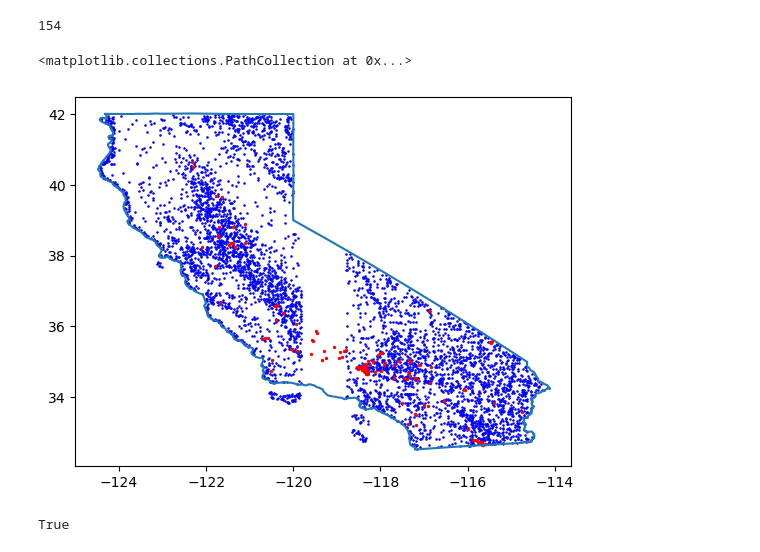
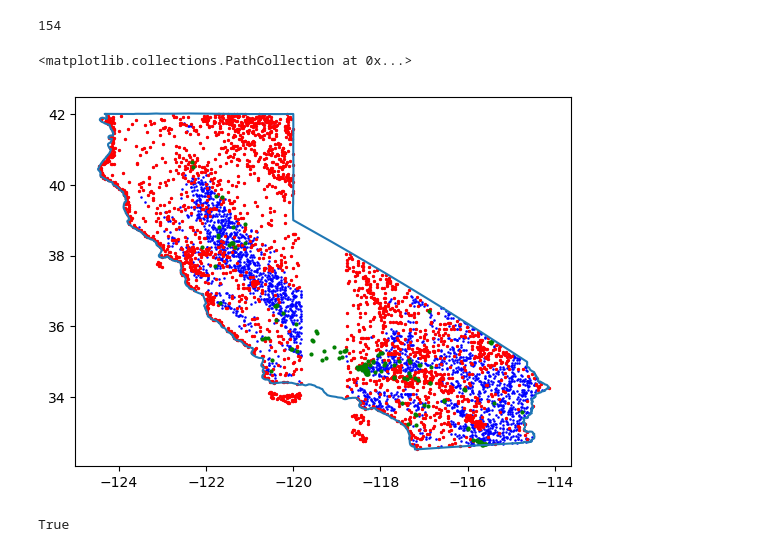
Before and after one commit to hrhampapura/SolarFarmPrediction, a Jupyter notebook: data_code/cities.ipynb, the cells around one changed output. Cells and saved outputs as stored; diff of their text form; code cells hidden in the pictures.

```diff
--- a/data_code/cities.ipynb
+++ b/data_code/cities.ipynb
@@ -420,3 +436,3 @@ final_data_city.rename(columns={'min distance':'min_distance'},inplace=True)
 # %%
-test = pd.read_csv('../data/ca_data_version_13.csv')
+test = pd.read_csv('../data/ca_data_version_15.csv')
 # %%
@@ -462,3 +465,9 @@ lats_solar_farm = CA_data.loc[CA_data['power']>0.01]['Latitude'].values.copy()
 lngs_solar_farm = CA_data.loc[CA_data['power']>0.01]['Longitude'].values.copy()
 lats_grid = CA_data.loc[np.isnan(CA_data['panel.area'])]['Latitude'].values.copy()
 lngs_grid = CA_data.loc[np.isnan(CA_data['panel.area'])]['Longitude'].values.copy()
+
+lats_solor_farm_present = CA_data.loc[CA_data['Solar_farm_present']==1]['Latitude'].values.copy()
+lngs_solor_farm_present = CA_data.loc[CA_data['Solar_farm_present']==1]['Longitude'].values.copy()
+
+lats_no_solor_farm = CA_data.loc[CA_data['Solar_farm_present']==0]['Latitude'].values.copy()
+lngs_no_solor_farm = CA_data.loc[CA_data['Solar_farm_present']==0]['Longitude'].values.copy()
@@ -469,10 +482,11 @@ len(lats_solar_farm)
 # %%
 pl.plot(*CA_polygon.exterior.xy)
 pl.scatter(lngs_grid,lats_grid,color='blue',s=0.7)
-pl.scatter(lngs_solar_farm,lats_solar_farm,color='red',s=2)
+pl.scatter(lngs_no_solor_farm,lats_no_solor_farm,color='red',s=2)
+pl.scatter(lngs_solar_farm,lats_solar_farm,color='green',s=4)
 # %% [output]
 <matplotlib.collections.PathCollection at 0x...>
-[figure, old version]
+[figure, new version]
 # %%
 cities_distance = CA_data['min_distance'].values.copy()
 cities_distance_solar_farms = CA_data.loc[CA_data['power']>0.5]['min_distance'].values.copy()
```
Also changed, not shown: parts of 23 cells of this notebook, 3 other files.
